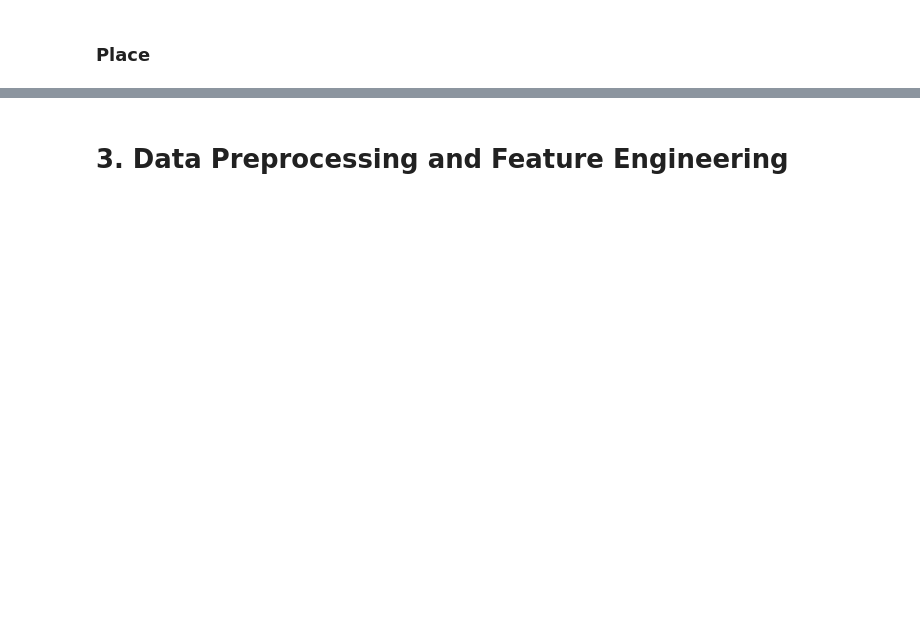
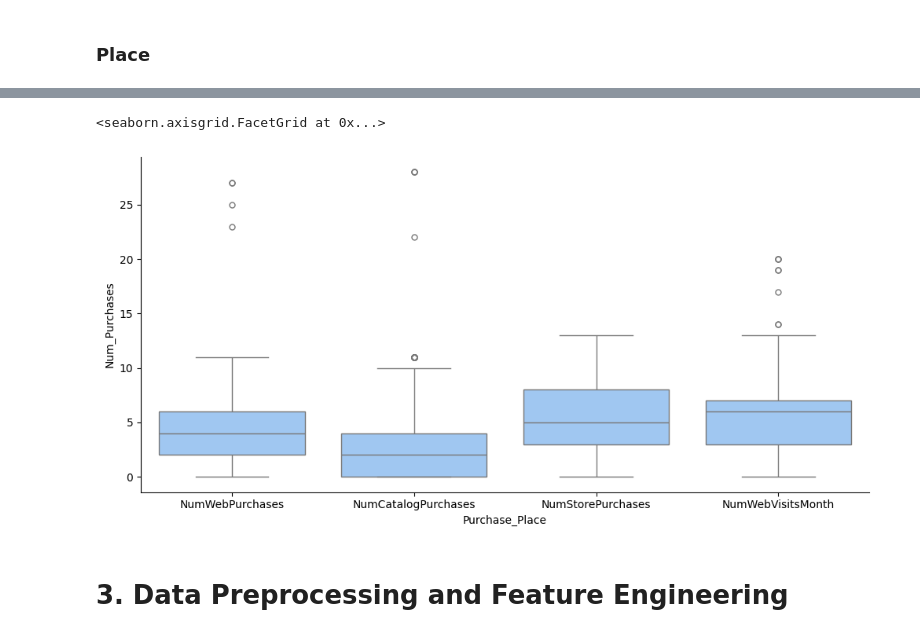
Before and after one commit to WhoopyEv/customer-personality-analysis, a Jupyter notebook: customer_personality_analysis.ipynb, the cells around one changed output, grey strips where cells are left out. Cells and saved outputs as stored; diff of their text form; code cells hidden in the pictures; blank space fills up the shorter version.

```diff
--- a/customer_personality_analysis.ipynb
+++ b/customer_personality_analysis.ipynb
@@ -456,0 +292,9 @@ plt.show()
+# %%
+place_cols = ['NumWebPurchases', 'NumCatalogPurchases', 'NumStorePurchases', 'NumWebVisitsMonth']
+
+data_melt = data[place_cols].melt(
+    var_name='Purchase_Place',
+    value_name='Num_Purchases'
+)
+
+data_melt.head()
@@ -457,2 +308,13 @@ plt.show()
+# %%
+sns.catplot(
+    data=data_melt,
+    x='Purchase_Place',
+    y='Num_Purchases',
+    kind='box',
+    aspect=2
+)
+# %% [output]
+<seaborn.axisgrid.FacetGrid at 0x...>
+[figure, added]
 # %% [markdown]
 # 3. Data Preprocessing and Feature Engineering
```
Also changed, not shown: parts of 36 cells of this notebook.
